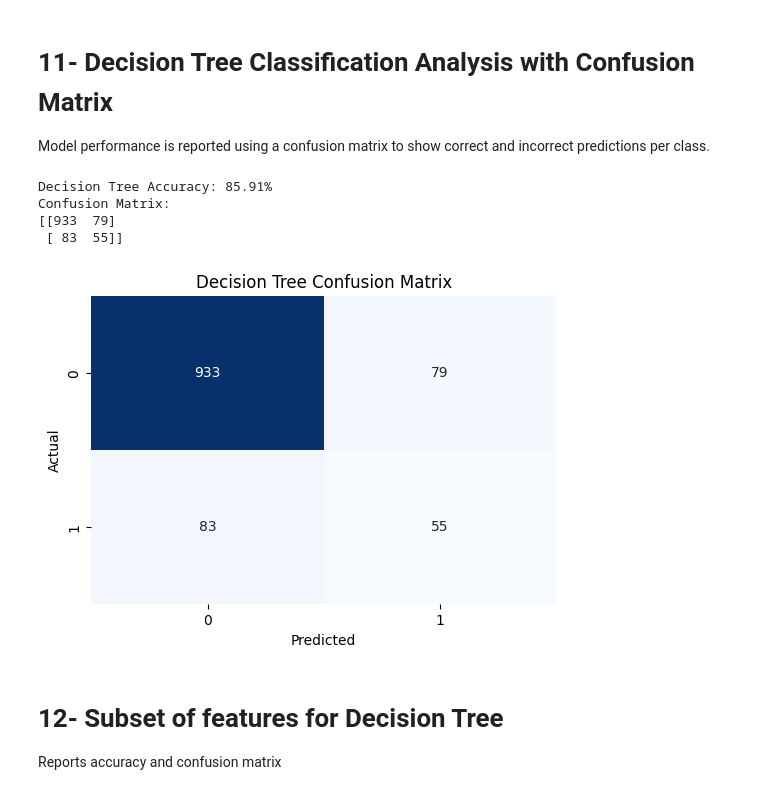
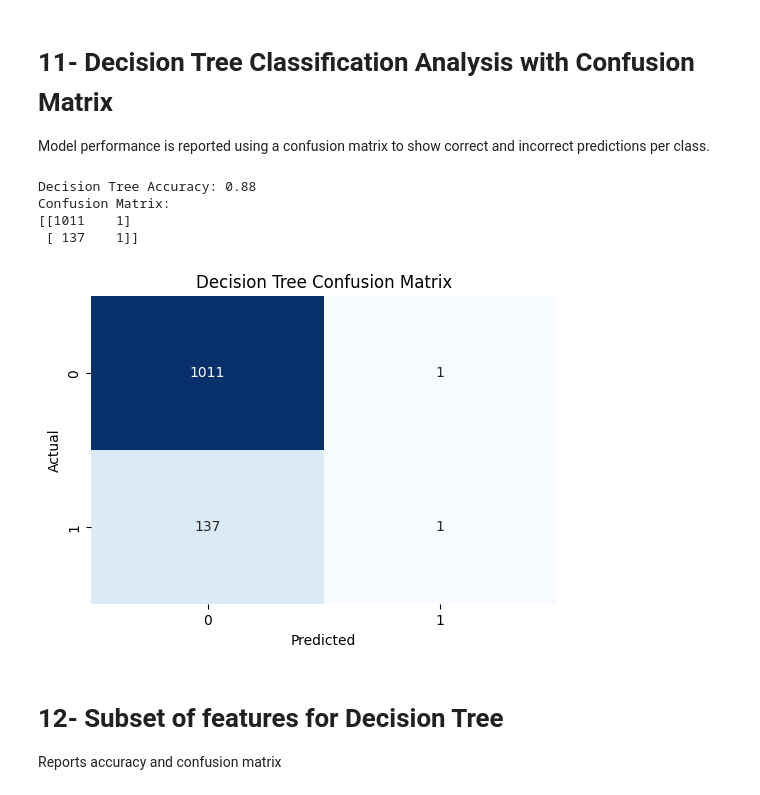
Before and after one commit to ArwaAlherz/ML-Lab1-Group, a Jupyter notebook: ِassignment.ipynb, the cells around one changed output. Cells and saved outputs as stored; diff of their text form; code cells hidden in the pictures.

```diff
--- a/ِassignment.ipynb
+++ b/ِassignment.ipynb
@@ -214,35 +214,47 @@ Accuracy: 0.88
 # 11- Decision Tree Classification Analysis with Confusion Matrix
 Model performance is reported using a confusion matrix to show correct and incorrect predictions per class.
 # %%
+
+from sklearn.model_selection import train_test_split
 from sklearn.tree import DecisionTreeClassifier
-from sklearn.metrics import confusion_matrix, accuracy_score
+from sklearn.metrics import accuracy_score, confusion_matrix
 import seaborn as sns
 import matplotlib.pyplot as plt
 
-dt_model = DecisionTreeClassifier(random_state=42)
+# Define the features to be used
+original_feature_list = ['شركة_العمره_encoded', 'الوكيل_encoded']
+
+X = df[original_feature_list]
+y = df['target_country']
+
+X_train, X_test, y_train, y_test = train_test_split(
+    X, y, test_size=0.2, random_state=42
+)
+
+dt_model = DecisionTreeClassifier(max_depth=3, random_state=42)
 dt_model.fit(X_train, y_train)
 
 y_pred = dt_model.predict(X_test)
 
 acc = accuracy_score(y_test, y_pred)
-print(f"Decision Tree Accuracy: {acc*100:.2f}%")
+print("Decision Tree Accuracy:", acc) # المفروض يطلع 88%
 
 cm = confusion_matrix(y_test, y_pred)
 print("Confusion Matrix:")
 print(cm)
 
 plt.figure(figsize=(6,4))
 sns.heatmap(cm, annot=True, fmt='d', cmap='Blues', cbar=False)
 plt.xlabel("Predicted")
 plt.ylabel("Actual")
 plt.title("Decision Tree Confusion Matrix")
 plt.show()
 # %% [output]
-Decision Tree Accuracy: 85.91%
+Decision Tree Accuracy: 0.88
 Confusion Matrix:
-[[933  79]
- [ 83  55]]
+[[1011    1]
+ [ 137    1]]
-[figure, old version]
+[figure, new version]
 # %% [markdown]
 # 12- Subset of features for Decision Tree
 Reports accuracy and confusion matrix
```
